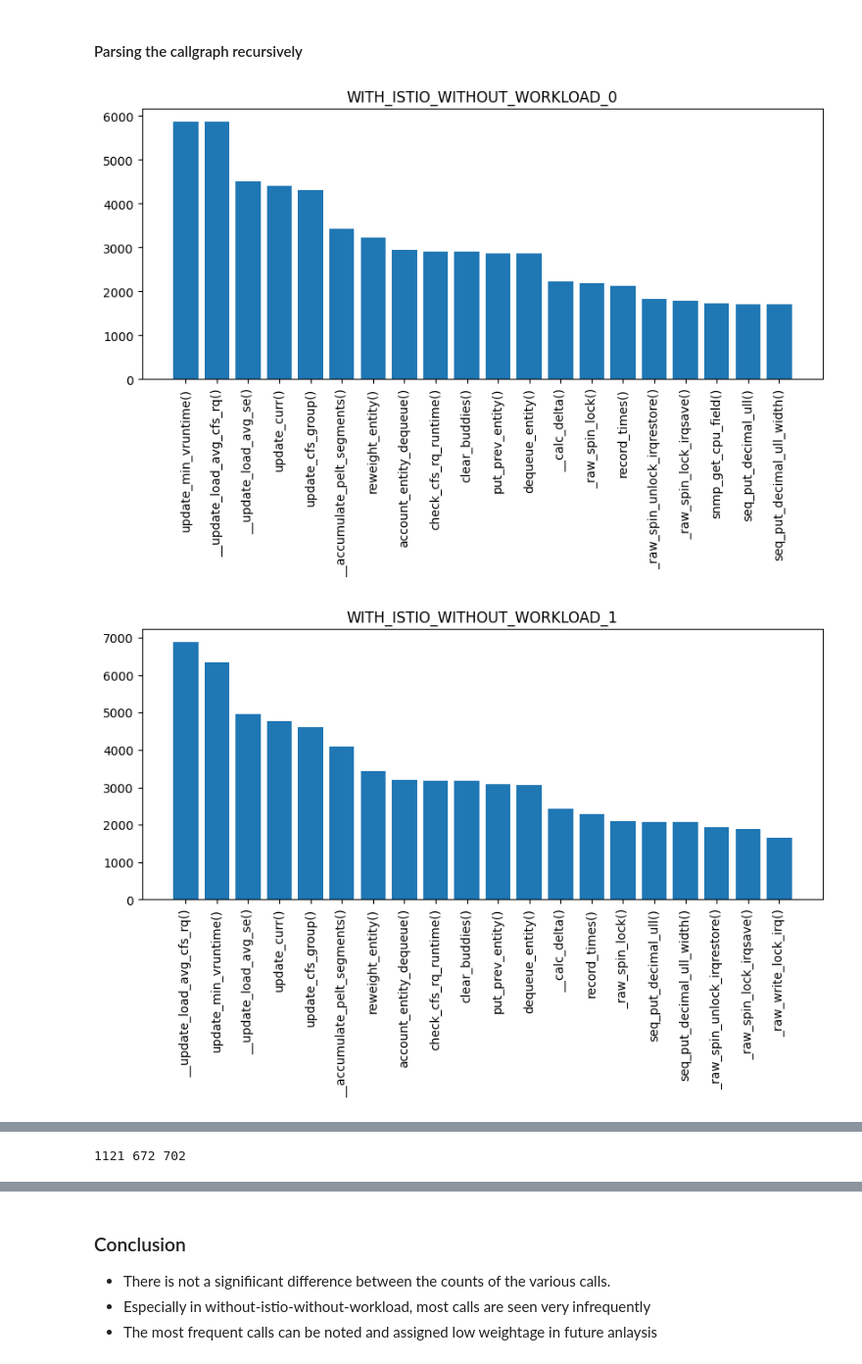
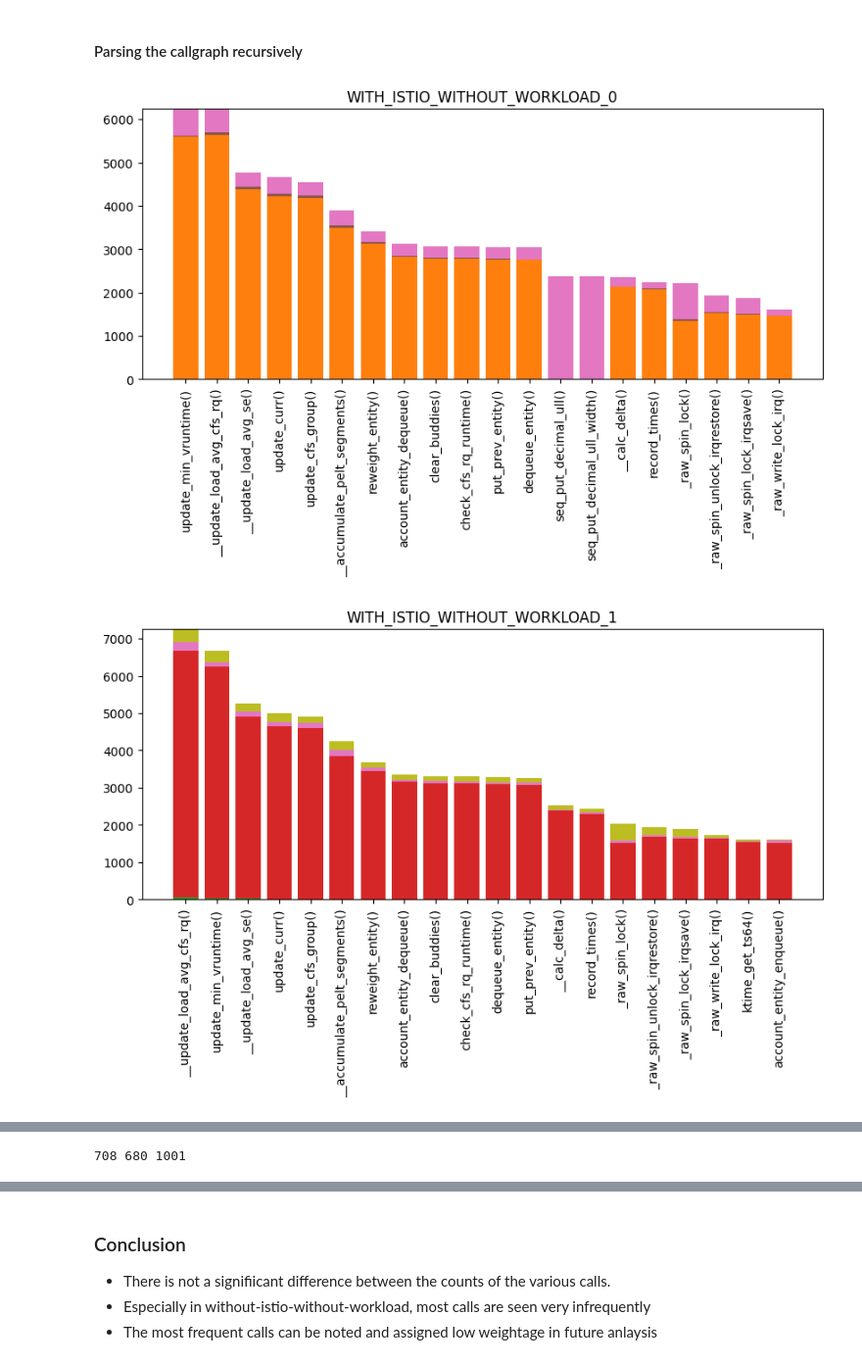
Before and after one commit to SuvigyaJain1/DeathStarBench, a Jupyter notebook: ftrace/scripts/consolidate_runs_10.ipynb, the cells around one changed output, grey strips where cells are left out. Shown at 98% size. Cells and saved outputs as stored; diff of their text form; code cells hidden in the pictures.

Commit message:
analysed all 4+ stacked bar charts

```diff
--- a/ftrace/scripts/consolidate_runs_10.ipynb
+++ b/ftrace/scripts/consolidate_runs_10.ipynb
@@ -13,16 +13,16 @@ import pandas as pd
 WORKLOAD = "WITH_ISTIO_WITHOUT_WORKLOAD"
 TRACE_LOGS = f"{WORKLOAD}/"
 PARSED_OUTPUTS = f"parsedOutputs/{WORKLOAD}"
-NUM_RUNS = 3
-FUNC_BLACKLIST = {"BLANK", "do_syscall_64()"}
+NUM_RUNS = 5
+FUNC_BLACKLIST = {"BLANK", "do_syscall_64()",'schedule()'}
 # %% [markdown]
 #### Identifying most important functions by count
 # %%
 
 def get_runs():
     runs = []
-    for run_data in os.listdir(PARSED_OUTPUTS):
-        with open(os.path.join(PARSED_OUTPUTS, run_data), "r") as fd:
+    for i in range(NUM_RUNS):
+        with open(os.path.join(PARSED_OUTPUTS, f'{i}.json'), "r") as fd:
             data = json.load(fd)
             runs.append(data)
     return runs
@@ -83,3 +83,15 @@ def plot_counts(count, title=WORKLOAD, maxnum=20):
     plt.bar(x, y)
     plt.show()
     del x, y
+# %%
+def get_pid_mapping(file):
+    pid_mapping={}
+    with open(file,'r') as f:
+        for line in f.readlines():
+
+            pid,*name= line.split()
+            if(type(name)==list):
+                name=' '.join(name)
+            pid_mapping[pid]=name
+
+    return pid_mapping
@@ -86,6 +144,6 @@ def plot_counts(count, title=WORKLOAD, maxnum=20):
 # %%
 runs = get_runs()
 for i in range(NUM_RUNS):
-    count = get_function_counts(runs[i])
-    plot_counts(count, title=f"{WORKLOAD}_{i}")
+    count = get_function_counts_per_process(runs[i],i)
+    plot_stacked_counts(count, title=f"{WORKLOAD}_{i}")
 # %% [output]
@@ -100,9 +160,10 @@ Points of Note
 # %% [markdown]
 #### Parsing the callgraph recursively
 # %%
+runs = get_runs()
 for i in range(NUM_RUNS):
-    count = get_function_counts(runs[i], recurse=True)
-    plot_counts(count, title=f"{WORKLOAD}_{i}")
+    count = get_function_counts_per_process(runs[i],i,recurse=True)
+    plot_stacked_counts(count, title=f"{WORKLOAD}_{i}")
 # %% [output]
-[figure, old version]
+[figure, new version]
-[figure, old version]
+[figure, new version]
@@ -115,7 +178,7 @@ with open(f"pickles/function_counts/{WORKLOAD}.pickle", "wb") as f:
 # %%
 print(len(function_counts[0]), len(function_counts[1]), len(function_counts[2]))
 # %% [output]
-1121 672 702
+708 680 1001
 # %%
 for i in range(NUM_RUNS):
     for j in range(NUM_RUNS):
```
Also changed, not shown: parts of 20 cells of this notebook, 7 other files.
